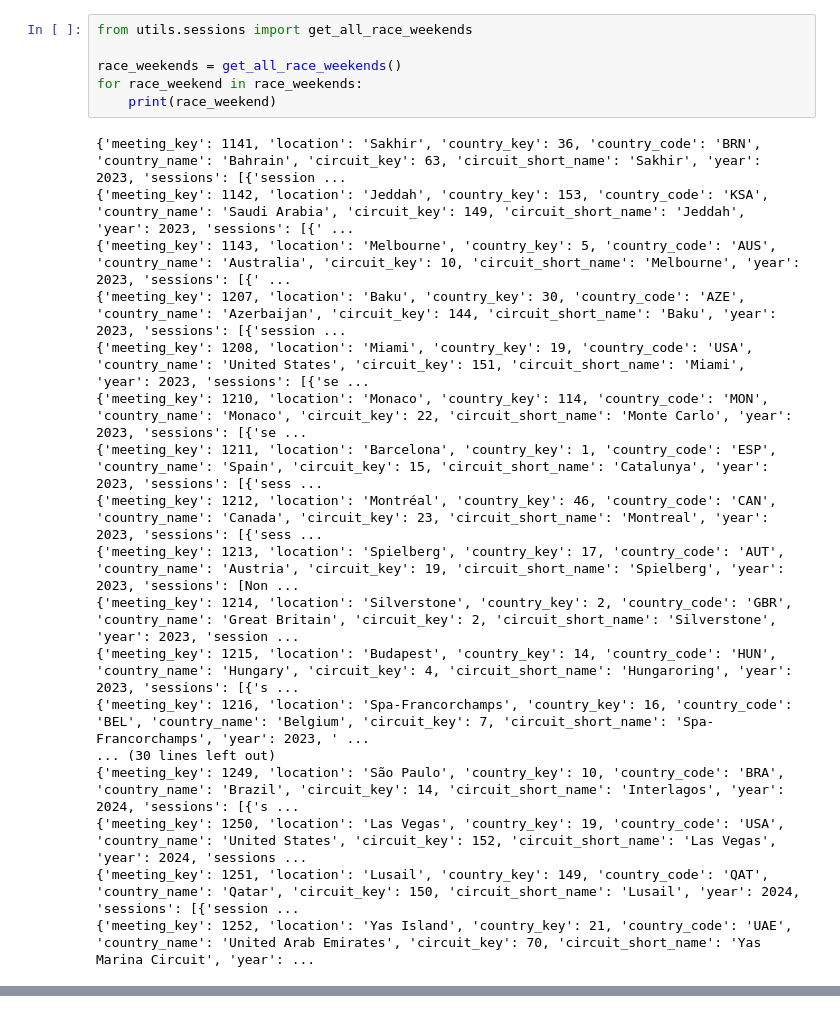
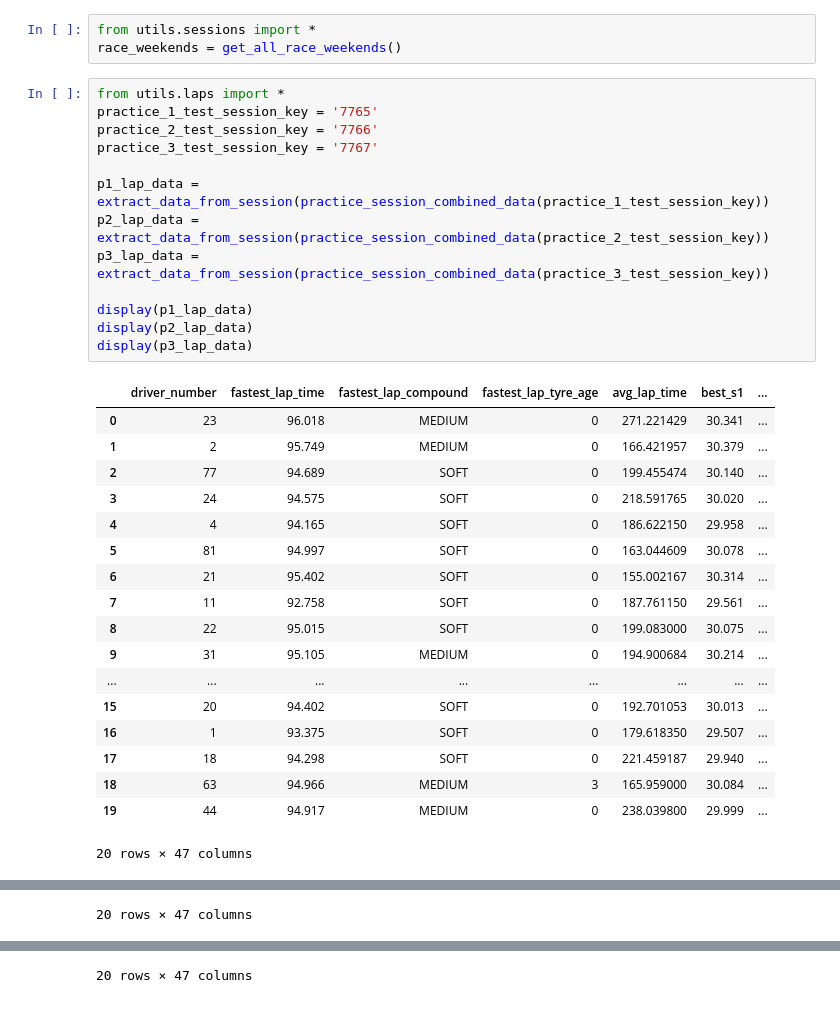
Before and after one commit to ATRedshaw/f1-forecasting, a Jupyter notebook: notebooks/data.ipynb, the cells around one changed output, grey strips where cells are left out. Drawn from its saved outputs; the diff is of its cells as text.

Commit message:
Added lap summary for practice sessions

```diff
--- a/notebooks/data.ipynb
+++ b/notebooks/data.ipynb
@@ -11,26 +11,37 @@ Note: you may need to restart the kernel to use updated packages.
 [notice] A new release of pip is available: 23.0 -> 25.0.1
 [notice] To update, run: python.exe -m pip install --upgrade pip
 # %%
-from utils.sessions import get_all_race_weekends
-
+from utils.sessions import *
 race_weekends = get_all_race_weekends()
-for race_weekend in race_weekends:
-    print(race_weekend)
-# %% [output]
-{'meeting_key': 1141, 'location': 'Sakhir', 'country_key': 36, 'country_code': 'BRN', 'country_name': 'Bahrain', 'circuit_key': 63, 'circuit_short_name': 'Sakhir', 'year': 2023, 'sessions': [{'session ...
-{'meeting_key': 1142, 'location': 'Jeddah', 'country_key': 153, 'country_code': 'KSA', 'country_name': 'Saudi Arabia', 'circuit_key': 149, 'circuit_short_name': 'Jeddah', 'year': 2023, 'sessions': [{' ...
-{'meeting_key': 1143, 'location': 'Melbourne', 'country_key': 5, 'country_code': 'AUS', 'country_name': 'Australia', 'circuit_key': 10, 'circuit_short_name': 'Melbourne', 'year': 2023, 'sessions': [{' ...
-{'meeting_key': 1207, 'location': 'Baku', 'country_key': 30, 'country_code': 'AZE', 'country_name': 'Azerbaijan', 'circuit_key': 144, 'circuit_short_name': 'Baku', 'year': 2023, 'sessions': [{'session ...
-{'meeting_key': 1208, 'location': 'Miami', 'country_key': 19, 'country_code': 'USA', 'country_name': 'United States', 'circuit_key': 151, 'circuit_short_name': 'Miami', 'year': 2023, 'sessions': [{'se ...
-{'meeting_key': 1210, 'location': 'Monaco', 'country_key': 114, 'country_code': 'MON', 'country_name': 'Monaco', 'circuit_key': 22, 'circuit_short_name': 'Monte Carlo', 'year': 2023, 'sessions': [{'se ...
-{'meeting_key': 1211, 'location': 'Barcelona', 'country_key': 1, 'country_code': 'ESP', 'country_name': 'Spain', 'circuit_key': 15, 'circuit_short_name': 'Catalunya', 'year': 2023, 'sessions': [{'sess ...
-{'meeting_key': 1212, 'location': 'Montréal', 'country_key': 46, 'country_code': 'CAN', 'country_name': 'Canada', 'circuit_key': 23, 'circuit_short_name': 'Montreal', 'year': 2023, 'sessions': [{'sess ...
-{'meeting_key': 1213, 'location': 'Spielberg', 'country_key': 17, 'country_code': 'AUT', 'country_name': 'Austria', 'circuit_key': 19, 'circuit_short_name': 'Spielberg', 'year': 2023, 'sessions': [Non ...
-{'meeting_key': 1214, 'location': 'Silverstone', 'country_key': 2, 'country_code': 'GBR', 'country_name': 'Great Britain', 'circuit_key': 2, 'circuit_short_name': 'Silverstone', 'year': 2023, 'session ...
-{'meeting_key': 1215, 'location': 'Budapest', 'country_key': 14, 'country_code': 'HUN', 'country_name': 'Hungary', 'circuit_key': 4, 'circuit_short_name': 'Hungaroring', 'year': 2023, 'sessions': [{'s ...
-{'meeting_key': 1216, 'location': 'Spa-Francorchamps', 'country_key': 16, 'country_code': 'BEL', 'country_name': 'Belgium', 'circuit_key': 7, 'circuit_short_name': 'Spa-Francorchamps', 'year': 2023, ' ...
-... (30 lines left out)
-{'meeting_key': 1249, 'location': 'São Paulo', 'country_key': 10, 'country_code': 'BRA', 'country_name': 'Brazil', 'circuit_key': 14, 'circuit_short_name': 'Interlagos', 'year': 2024, 'sessions': [{'s ...
-{'meeting_key': 1250, 'location': 'Las Vegas', 'country_key': 19, 'country_code': 'USA', 'country_name': 'United States', 'circuit_key': 152, 'circuit_short_name': 'Las Vegas', 'year': 2024, 'sessions ...
-{'meeting_key': 1251, 'location': 'Lusail', 'country_key': 149, 'country_code': 'QAT', 'country_name': 'Qatar', 'circuit_key': 150, 'circuit_short_name': 'Lusail', 'year': 2024, 'sessions': [{'session ...
-{'meeting_key': 1252, 'location': 'Yas Island', 'country_key': 21, 'country_code': 'UAE', 'country_name': 'United Arab Emirates', 'circuit_key': 70, 'circuit_short_name': 'Yas Marina Circuit', 'year': ...
+# %%
+from utils.laps import *
+practice_1_test_session_key = '7765'
+practice_2_test_session_key = '7766'
+practice_3_test_session_key = '7767'
+
+p1_lap_data = extract_data_from_session(practice_session_combined_data(practice_1_test_session_key))
+p2_lap_data = extract_data_from_session(practice_session_combined_data(practice_2_test_session_key))
+p3_lap_data = extract_data_from_session(practice_session_combined_data(practice_3_test_session_key))
+
+display(p1_lap_data)
+display(p2_lap_data)
+display(p3_lap_data)
+# %% [output]
+|  | driver_number | fastest_lap_time | fastest_lap_compound | fastest_lap_tyre_age | avg_lap_time | best_s1 | ... |
+| 0 | 23 | 96.018 | MEDIUM | 0 | 271.221429 | 30.341 | ... |
+| 1 | 2 | 95.749 | MEDIUM | 0 | 166.421957 | 30.379 | ... |
+| 2 | 77 | 94.689 | SOFT | 0 | 199.455474 | 30.140 | ... |
+| 3 | 24 | 94.575 | SOFT | 0 | 218.591765 | 30.020 | ... |
+| 4 | 4 | 94.165 | SOFT | 0 | 186.622150 | 29.958 | ... |
+| 5 | 81 | 94.997 | SOFT | 0 | 163.044609 | 30.078 | ... |
+| 6 | 21 | 95.402 | SOFT | 0 | 155.002167 | 30.314 | ... |
+| 7 | 11 | 92.758 | SOFT | 0 | 187.761150 | 29.561 | ... |
+| 8 | 22 | 95.015 | SOFT | 0 | 199.083000 | 30.075 | ... |
+| 9 | 31 | 95.105 | MEDIUM | 0 | 194.900684 | 30.214 | ... |
+| ... | ... | ... | ... | ... | ... | ... | ... |
+| 15 | 20 | 94.402 | SOFT | 0 | 192.701053 | 30.013 | ... |
+| 16 | 1 | 93.375 | SOFT | 0 | 179.618350 | 29.507 | ... |
+| 17 | 18 | 94.298 | SOFT | 0 | 221.459187 | 29.940 | ... |
+| 18 | 63 | 94.966 | MEDIUM | 3 | 165.959000 | 30.084 | ... |
+| 19 | 44 | 94.917 | MEDIUM | 0 | 238.039800 | 29.999 | ... |
+20 rows × 47 columns
@@ -36,0 +65 @@ for race_weekend in race_weekends:
+20 rows × 47 columns
@@ -36,0 +83 @@ for race_weekend in race_weekends:
+20 rows × 47 columns
```
Also changed, not shown: parts of 2 cells of this notebook, 1 other file.
